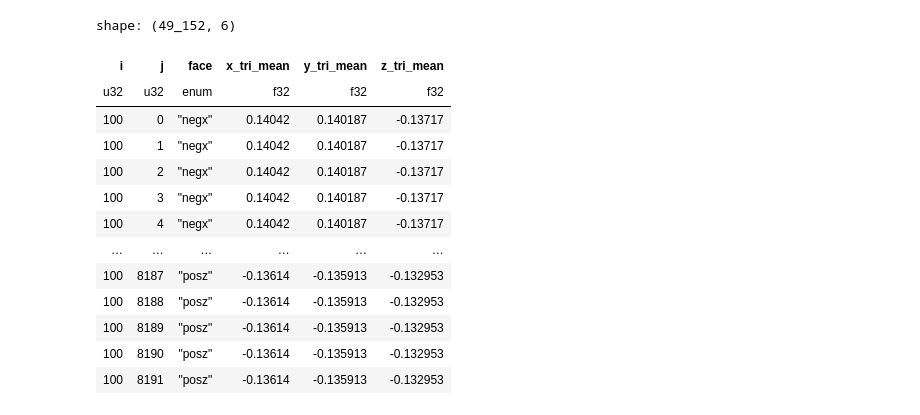
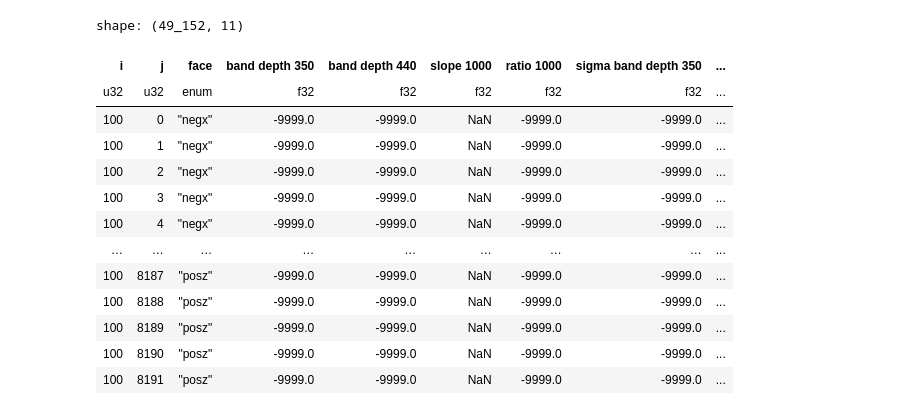
Before and after one commit to Joshua13764/QMAP, a Jupyter notebook: analysis/Refine_plus/inspect.ipynb, the cells around one changed output. Cells and saved outputs as stored; diff of their text form; code cells hidden in the pictures.

Commit message:
Finished off the add spectral

```diff
--- a/analysis/Refine_plus/inspect.ipynb
+++ b/analysis/Refine_plus/inspect.ipynb
@@ -36,24 +36,24 @@ areas_export_path: Path = exports_folder / "00_add_areas"
 clean_db_export_path: Path = exports_folder / "01_cleanup_db"
 spectral_export_path: Path = exports_folder / "02_add_spectral"
 # %%
-df = pl.scan_parquet(spectral_export_path / "recona")
+df = pl.scan_parquet(spectral_export_path / "reconb")
 
 df.filter(pl.col("i") == 100).collect()
 # %% [output]
-shape: (49_152, 6)
+shape: (49_152, 11)
-| i | j | face | x_tri_mean | y_tri_mean | z_tri_mean |
-| u32 | u32 | enum | f32 | f32 | f32 |
-| 100 | 0 | "negx" | 0.14042 | 0.140187 | -0.13717 |
-| 100 | 1 | "negx" | 0.14042 | 0.140187 | -0.13717 |
-| 100 | 2 | "negx" | 0.14042 | 0.140187 | -0.13717 |
-| 100 | 3 | "negx" | 0.14042 | 0.140187 | -0.13717 |
-| 100 | 4 | "negx" | 0.14042 | 0.140187 | -0.13717 |
-| … | … | … | … | … | … |
-| 100 | 8187 | "posz" | -0.13614 | -0.135913 | -0.132953 |
-| 100 | 8188 | "posz" | -0.13614 | -0.135913 | -0.132953 |
-| 100 | 8189 | "posz" | -0.13614 | -0.135913 | -0.132953 |
-| 100 | 8190 | "posz" | -0.13614 | -0.135913 | -0.132953 |
-| 100 | 8191 | "posz" | -0.13614 | -0.135913 | -0.132953 |
+| i | j | face | band depth 350 | band depth 440 | slope 1000 | ratio 1000 | sigma band depth 350 | ... |
+| u32 | u32 | enum | f32 | f32 | f32 | f32 | f32 | ... |
+| 100 | 0 | "negx" | -9999.0 | -9999.0 | NaN | -9999.0 | -9999.0 | ... |
+| 100 | 1 | "negx" | -9999.0 | -9999.0 | NaN | -9999.0 | -9999.0 | ... |
+| 100 | 2 | "negx" | -9999.0 | -9999.0 | NaN | -9999.0 | -9999.0 | ... |
+| 100 | 3 | "negx" | -9999.0 | -9999.0 | NaN | -9999.0 | -9999.0 | ... |
+| 100 | 4 | "negx" | -9999.0 | -9999.0 | NaN | -9999.0 | -9999.0 | ... |
+| … | … | … | … | … | … | … | … | ... |
+| 100 | 8187 | "posz" | -9999.0 | -9999.0 | NaN | -9999.0 | -9999.0 | ... |
+| 100 | 8188 | "posz" | -9999.0 | -9999.0 | NaN | -9999.0 | -9999.0 | ... |
+| 100 | 8189 | "posz" | -9999.0 | -9999.0 | NaN | -9999.0 | -9999.0 | ... |
+| 100 | 8190 | "posz" | -9999.0 | -9999.0 | NaN | -9999.0 | -9999.0 | ... |
+| 100 | 8191 | "posz" | -9999.0 | -9999.0 | NaN | -9999.0 | -9999.0 | ... |
 # %%
 import numpy as np
 import cv2
```
Also changed, not shown: parts of 2 cells of this notebook, 4 other files.
